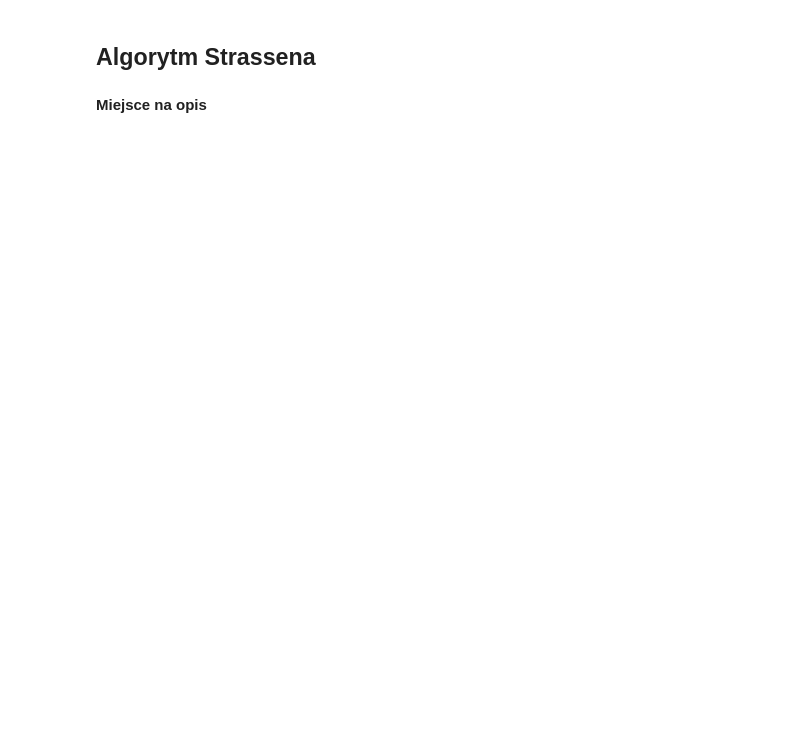
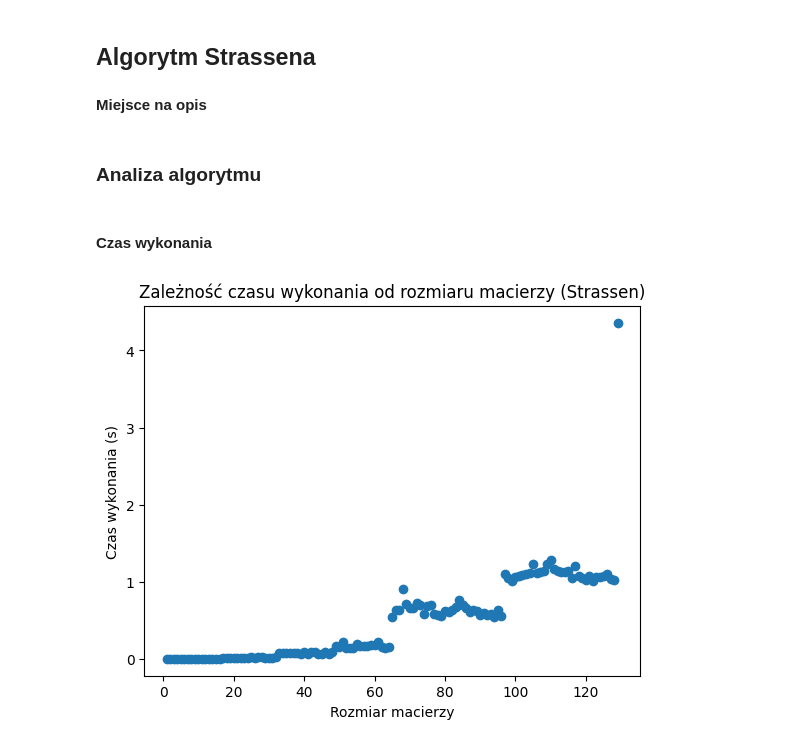
Before and after one commit to krzysztof-kopel/AlgoMacierzowe, a Jupyter notebook: lab1/lab1.ipynb, the cells around one changed output. Cells and saved outputs as stored; diff of their text form; code cells hidden in the pictures; blank space fills up the shorter version.

```diff
--- a/lab1/lab1.ipynb
+++ b/lab1/lab1.ipynb
@@ -203,3 +205,38 @@ plt.show()
 ## Algorytm Strassena
 # %% [markdown]
 **Miejsce na opis**
+# %% [markdown]
+### Analiza algorytmu
+# %%
+from strassen import StrassenWrapper
+
+wrappers = [StrassenWrapper() for _ in range(len(matrices))]
+for _ in range(4):
+    for i, (matrix_a, matrix_b) in enumerate(matrices):
+        time1 = perf_counter()
+        wrappers[i].strassen(matrix_a, matrix_b)
+        time2 = perf_counter()
+        wrappers[i].time_used.append(time2 - time1)
+        # Jeśli policzenie iloczynu dwóch macierzy zajęło więcej niż 3 s, przerywamy obliczenia.
+        if wrappers[i].time_used[-1] > 3:
+            break
+
+for wrapper in wrappers:
+    if not wrapper.time_used:
+        break
+    wrapper.flops //= len(wrapper.time_used)
+    wrapper.memory_used //= len(wrapper.time_used)
+    wrapper.time_used = median(wrapper.time_used)
+
+
+successful_strassen_wrappers = [wrapper for wrapper in wrappers if wrapper.time_used != []]
+# %% [markdown]
+#### Czas wykonania
+# %%
+plt.scatter(range(1, len(successful_strassen_wrappers) + 1), [wrapper.time_used for wrapper in successful_strassen_wrappers])
+plt.title("Zależność czasu wykonania od rozmiaru macierzy (Strassen)")
+plt.xlabel("Rozmiar macierzy")
+plt.ylabel("Czas wykonania (s)")
+plt.show()
+# %% [output]
+[figure, added]
```
Also changed, not shown: parts of 27 cells of this notebook, 1 other file.
